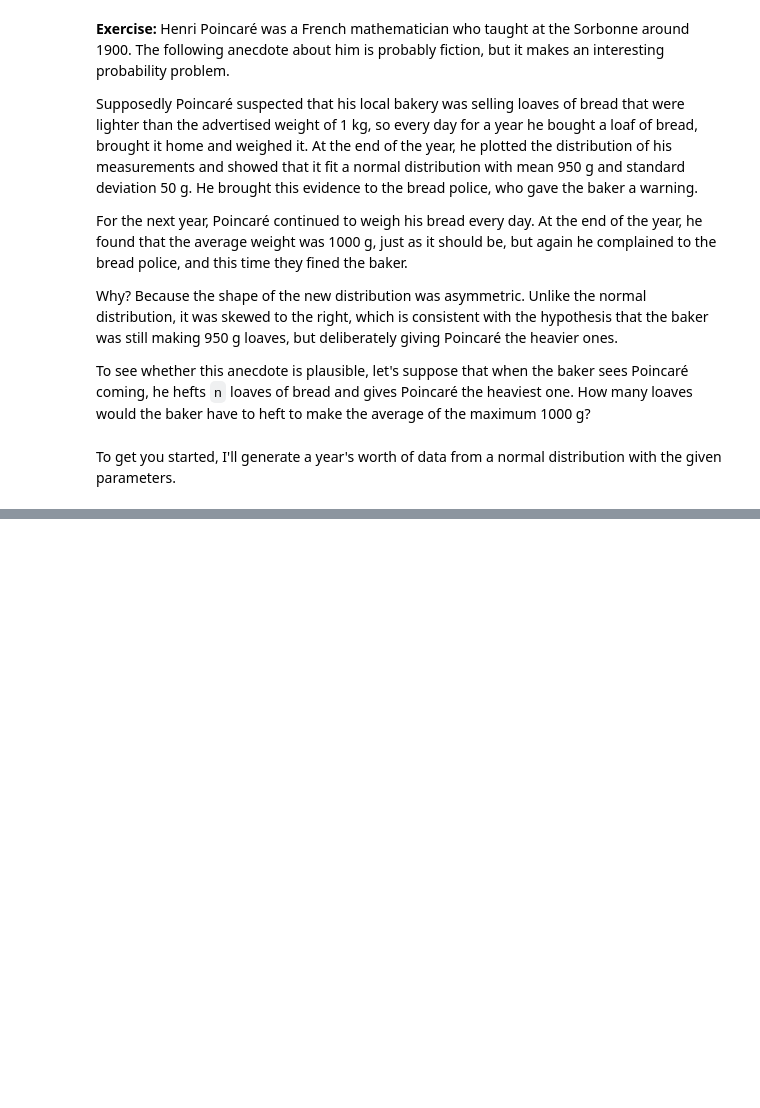
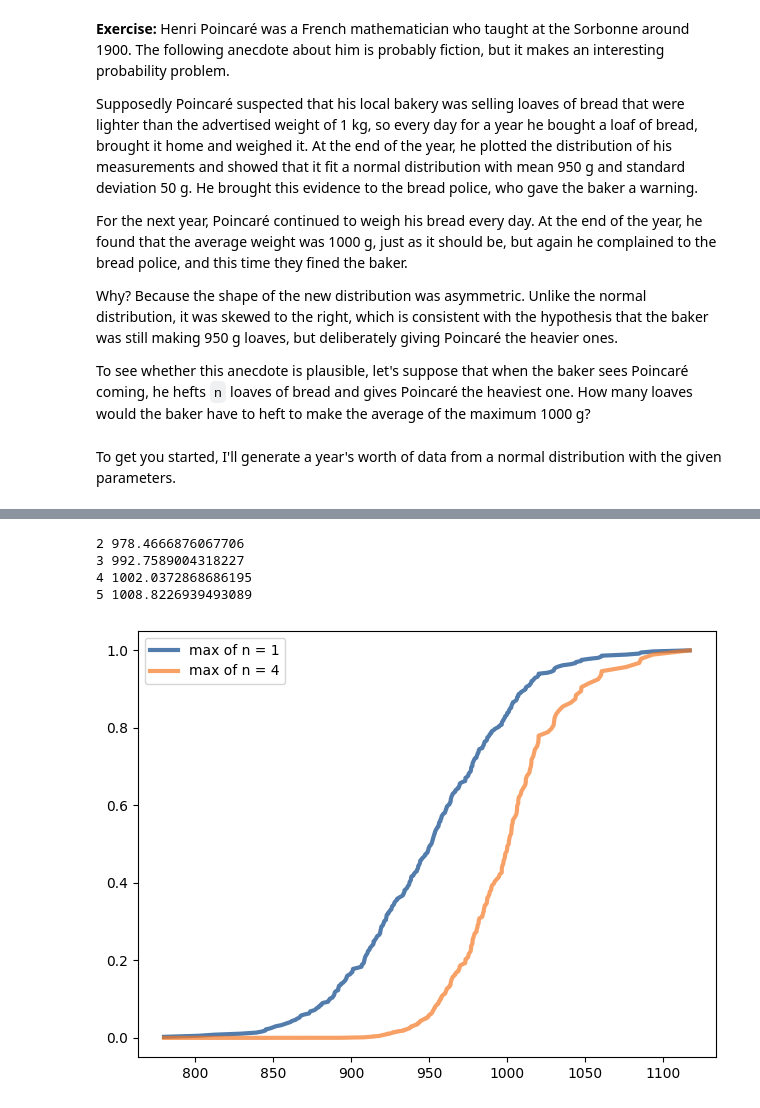
Before and after one commit to mat-ej/ThinkBayes2, a Jupyter notebook: notebooks/chap07.ipynb, the cells around one changed output, grey strips where cells are left out. Drawn from its saved outputs; the diff is of its cells as text; code cells hidden in the pictures; blank space fills up the shorter version.

```diff
--- a/notebooks/chap07.ipynb
+++ b/notebooks/chap07.ipynb
@@ -1207,0 +1233,20 @@ sample = np.random.normal(mean, std, size=365)
+# %%
+cdf = Cdf.from_seq(sample)
+
+# Solution goes here
+for n_tries in range(2, 6):
+    cdf_max_dist = cdf.max_dist(n_tries)
+    print(n_tries, cdf_max_dist.mean())
+
+# Answer: 4 tries daily are enough for mean to be ~ 1000
+# %% [output]
+2 978.4666876067706
+3 992.7589004318227
+4 1002.0372868686195
+5 1008.8226939493089
+# %%
+cdf.plot(label='max of n = 1')
+cdf.max_dist(4).plot(label='max of n = 4')
+decorate()
+# %% [output]
+[figure, added]
```
Also changed, not shown: parts of 13 cells of this notebook, 2 other files.
